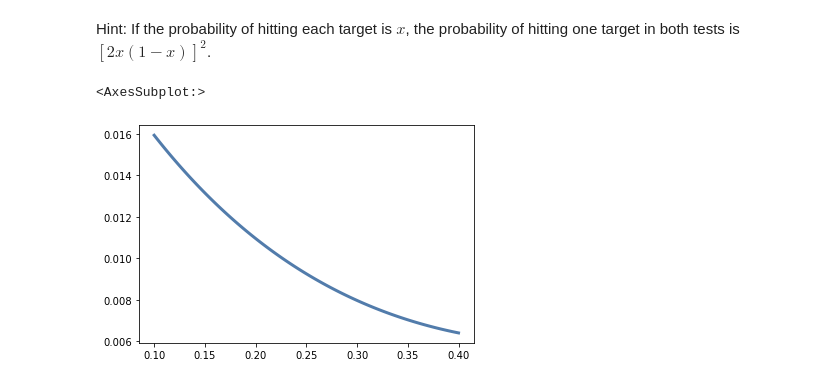
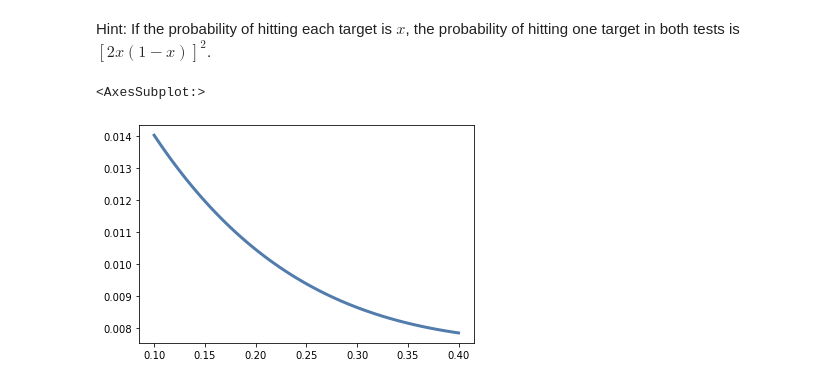
Before and after one commit to RamanMalykhin/thinkbayes_solutions, a Jupyter notebook: chap04.ipynb, the cells around one changed output. Saved outputs shown, nothing was run; the diff lists cells and outputs as text; code cells hidden in the pictures.

Commit message:
correct solution to last ex in ch4

```diff
--- a/chap04.ipynb
+++ b/chap04.ipynb
@@ -195,28 +197,25 @@ is $\left[2x(1-x)\right]^2$.
 # %%
 #SOLUTION BEGINS HERE
 
 hypos = np.linspace(0.1, 0.4, 101)
 
-two_shot_outcomes = [(1-hypos)*(1-hypos),(hypos)*(1-hypos),(1-hypos)*(hypos),(hypos)*(hypos)]
+two_shot_outcomes = [(1-hypos)*(1-hypos),2*(hypos)*(1-hypos),(hypos)*(hypos)]
 
 results = []
 for outcome in two_shot_outcomes:
      prob = outcome
      result = binom.pmf(2,2,prob)
      results.append(result)
 
 likelihood = sum(results)
 
 prior=Pmf(1,hypos)
 posterior = prior * likelihood
 posterior.normalize()
 
 posterior.plot()
 
 #SOLUTION ENDS HERE
-#For now, at least. This is close - it would certainly get us the correct answer -
-# - but not exactly correct as per Downey's solution
-# http://allendowney.github.io/ThinkBayes2/chap04.html#exercises
 # %% [output]
 <AxesSubplot:>
-[figure, old version]
+[figure, new version]
```
Also changed, not shown: parts of 1 cell of this notebook.
